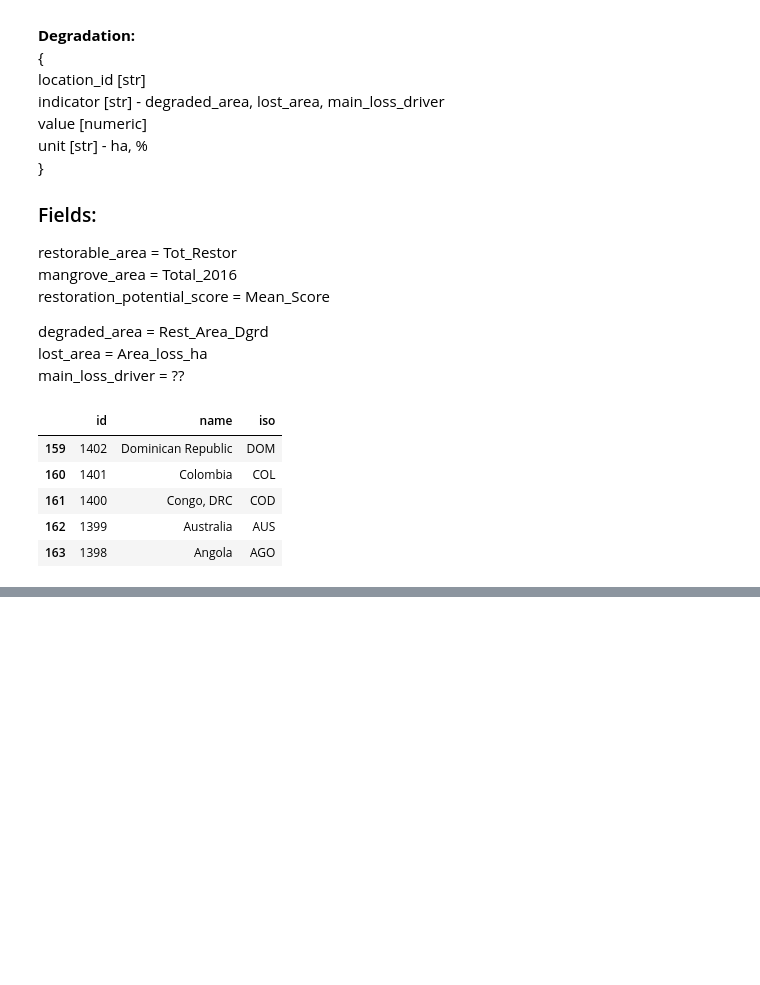
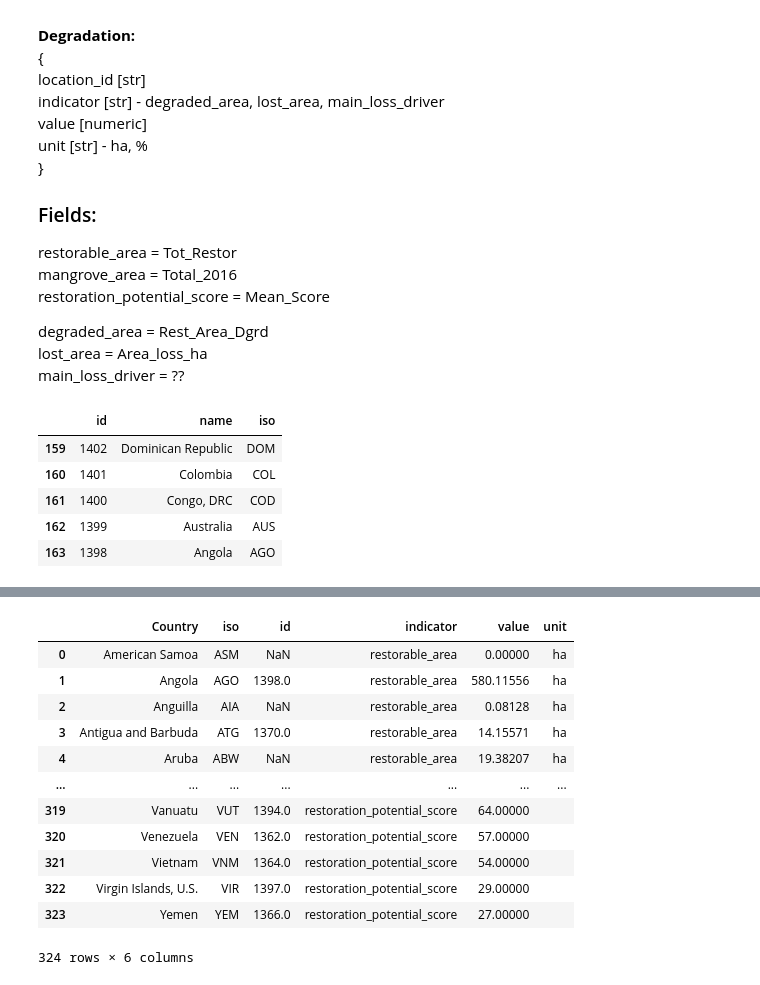
Before and after one commit to lhilarides/mangrove-atlas, a Jupyter notebook: data/notebooks/Lab/data_processing/restoration_and_degradation_widget.ipynb, the cells around one changed output, grey strips where cells are left out. Drawn from its saved outputs; the diff is of its cells as text; code cells hidden in the pictures; blank space fills up the shorter version.

Commit message:
restoration potential table formatted

```diff
--- a/data/notebooks/Lab/data_processing/restoration_and_degradation_widget.ipynb
+++ b/data/notebooks/Lab/data_processing/restoration_and_degradation_widget.ipynb
@@ -67,0 +176,4 @@ locations.head()
+# %%
+ind2 = table.copy()
+ind2['indicator'] = 'mangrove_area'
+ind2.head()
@@ -67,0 +187,4 @@ locations.head()
+# %%
+ind2 = pd.merge(ind2,layer0[['Country','Total_2016']],on='Country', how='left').rename(columns={'Total_2016':'value'})
+ind2['unit']='ha'
+ind2.head()
@@ -67,0 +198,4 @@ locations.head()
+# %%
+ind3 = table.copy()
+ind3['indicator'] = 'restoration_potential_score'
+ind3.head()
@@ -67,0 +209,4 @@ locations.head()
+# %%
+ind3 = pd.merge(ind3,layer0[['Country','Mean_Score']],on='Country', how='left').rename(columns={'Mean_Score':'value'})
+ind3['unit']=''
+ind3.head()
@@ -67,0 +220,17 @@ locations.head()
+# %%
+table2 = pd.concat([ind1, ind2, ind3], ignore_index=True)
+table2
+# %% [output]
+|  | Country | iso | id | indicator | value | unit |
+| 0 | American Samoa | ASM | NaN | restorable_area | 0.00000 | ha |
+| 1 | Angola | AGO | 1398.0 | restorable_area | 580.11556 | ha |
+| 2 | Anguilla | AIA | NaN | restorable_area | 0.08128 | ha |
+| 3 | Antigua and Barbuda | ATG | 1370.0 | restorable_area | 14.15571 | ha |
+| 4 | Aruba | ABW | NaN | restorable_area | 19.38207 | ha |
+| ... | ... | ... | ... | ... | ... | ... |
+| 319 | Vanuatu | VUT | 1394.0 | restoration_potential_score | 64.00000 |  |
+| 320 | Venezuela | VEN | 1362.0 | restoration_potential_score | 57.00000 |  |
+| 321 | Vietnam | VNM | 1364.0 | restoration_potential_score | 54.00000 |  |
+| 322 | Virgin Islands, U.S. | VIR | 1397.0 | restoration_potential_score | 29.00000 |  |
+| 323 | Yemen | YEM | 1366.0 | restoration_potential_score | 27.00000 |  |
+324 rows × 6 columns
```
Also changed, not shown: parts of 20 cells of this notebook.
